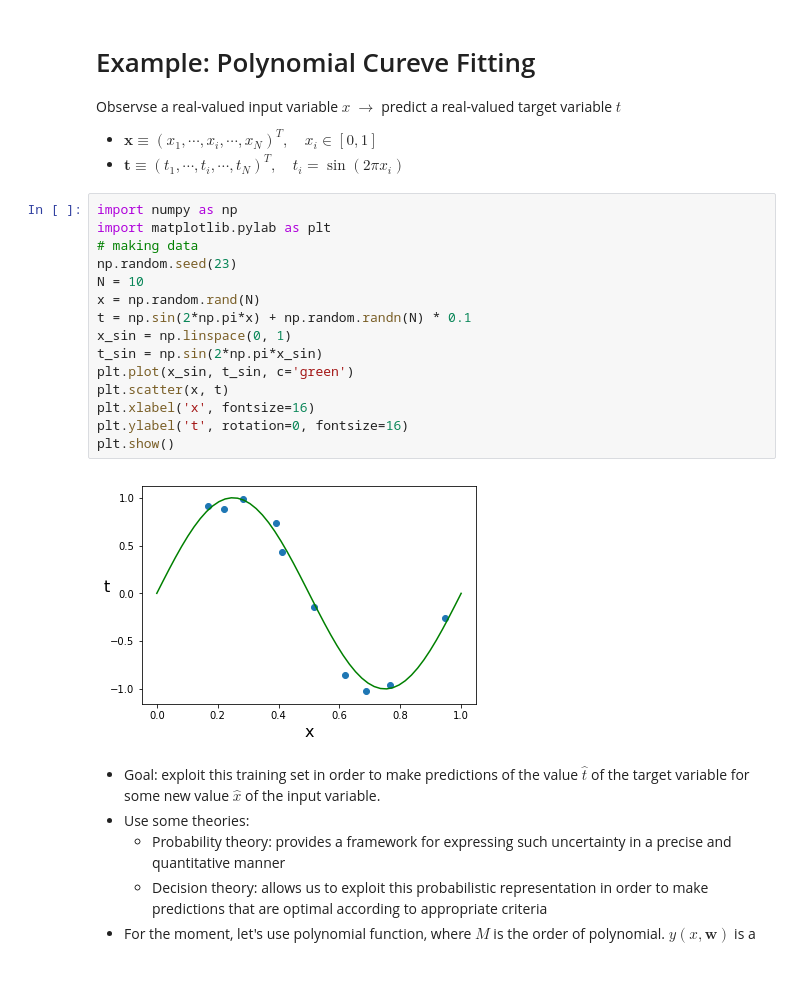
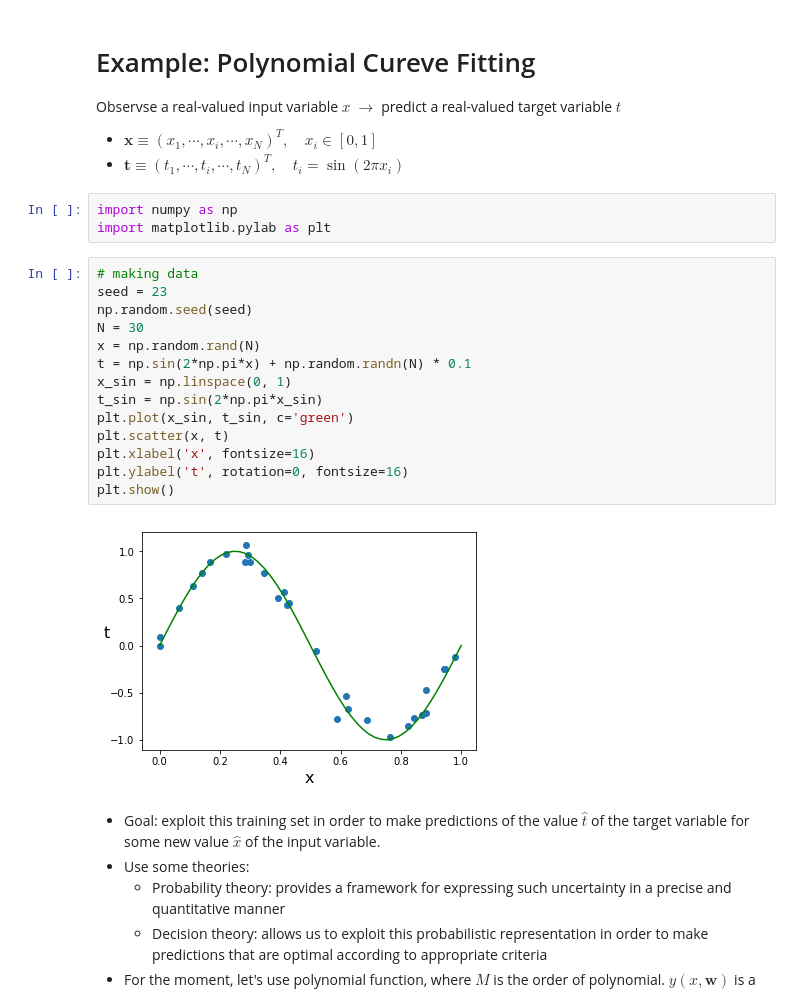
Before and after one commit to simonjisu/prml_study, a Jupyter notebook: docs/notebooks/chapter-1/1-example.ipynb, the cells around one changed output. Saved outputs shown, nothing was run; the diff lists cells and outputs as text; blank space fills up the shorter version.

```diff
--- a/docs/notebooks/chapter-1/1-example.ipynb
+++ b/docs/notebooks/chapter-1/1-example.ipynb
@@ -5,23 +5,25 @@ Observse a real-valued input variable $x$ $\rightarrow$ predict a real-valued ta
 
 * $\textbf{x} \equiv (x_1, \cdots, x_i, \cdots, x_N)^T, \quad x_i \in [0, 1]$
 * $\textbf{t} \equiv (t_1, \cdots, t_i, \cdots, t_N)^T, \quad t_i = \sin(2\pi x_i)$
+# %%
+import numpy as np
+import matplotlib.pylab as plt
 # %%
-import numpy as np
-import matplotlib.pylab as plt
 # making data
-np.random.seed(23)
-N = 10
+seed = 23
+np.random.seed(seed)
+N = 30
 x = np.random.rand(N)
 t = np.sin(2*np.pi*x) + np.random.randn(N) * 0.1
 x_sin = np.linspace(0, 1)
 t_sin = np.sin(2*np.pi*x_sin)
 plt.plot(x_sin, t_sin, c='green')
 plt.scatter(x, t)
 plt.xlabel('x', fontsize=16)
 plt.ylabel('t', rotation=0, fontsize=16)
 plt.show()
 # %% [output]
-[figure, old version]
+[figure, new version]
 # %% [markdown]
 * Goal: exploit this training set in order to make predictions of the value $\hat{t}$ of the target variable for some new value $\hat{x}$ of the input variable.
 * Use some theories:
```
Also changed, not shown: parts of 27 cells of this notebook, 5 other files.
